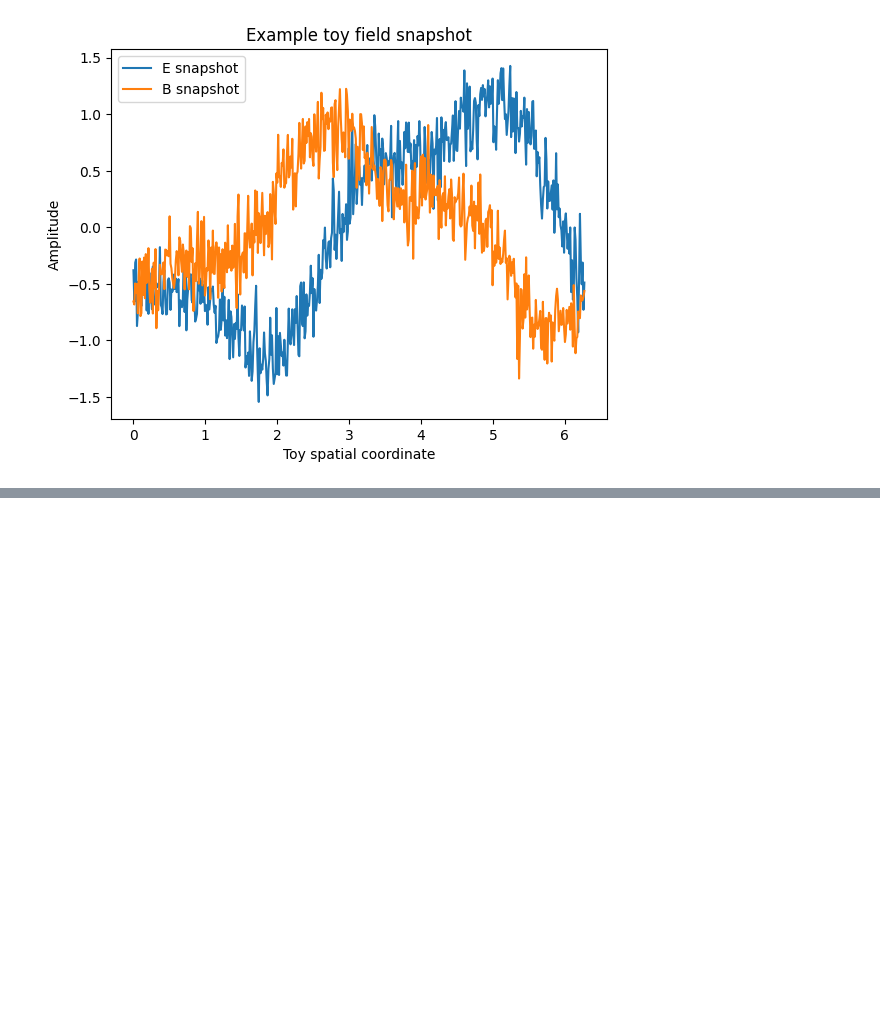
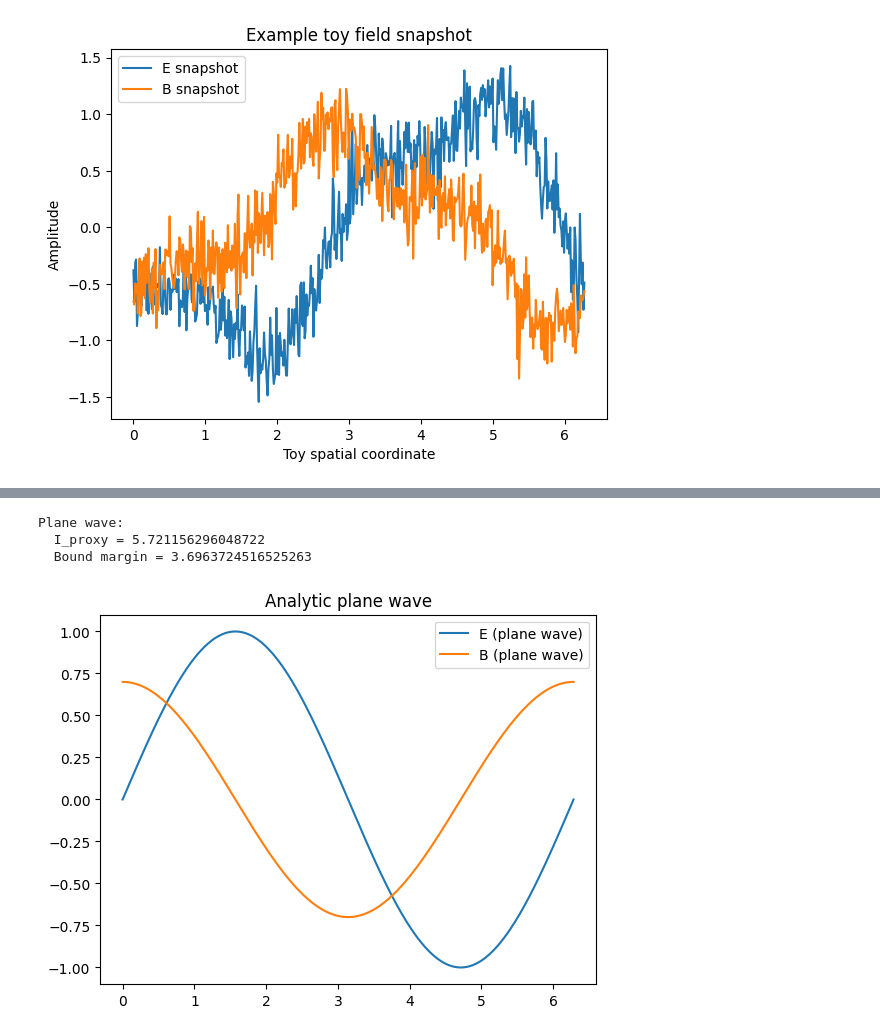
Before and after one commit to eon715/em-info-bound-colab-demo, a Jupyter notebook: Another_copy_of_toy_em_bound_demo.ipynb, the cells around one changed output, grey strips where cells are left out. Drawn from its saved outputs; the diff is of its cells as text; code cells hidden in the pictures; blank space fills up the shorter version.

```diff
--- a/Another_copy_of_toy_em_bound_demo.ipynb
+++ b/Another_copy_of_toy_em_bound_demo.ipynb
@@ -93,0 +156,28 @@ plt.show()
+# %%
+# Analytic plane wave (toy form)
+
+x = np.linspace(0, 2*np.pi, 512)
+k = 1.0
+omega = 1.0
+
+E_plane = np.sin(k * x)
+B_plane = 0.7 * np.sin(k * x + np.pi/2)
+
+I_plane = info_proxy_entropy(E_plane)
+margin_plane = bound_margin(E_plane, B_plane, I_plane)
+
+print("Plane wave:")
+print("  I_proxy =", I_plane)
+print("  Bound margin =", margin_plane)
+
+plt.figure()
+plt.plot(x, E_plane, label="E (plane wave)")
+plt.plot(x, B_plane, label="B (plane wave)")
+plt.title("Analytic plane wave")
+plt.legend()
+plt.show()
+# %% [output]
+Plane wave:
+  I_proxy = 5.721156296048722
+  Bound margin = 3.6963724516525263
+[figure, added]
```
Also changed, not shown: parts of 4 cells of this notebook.
